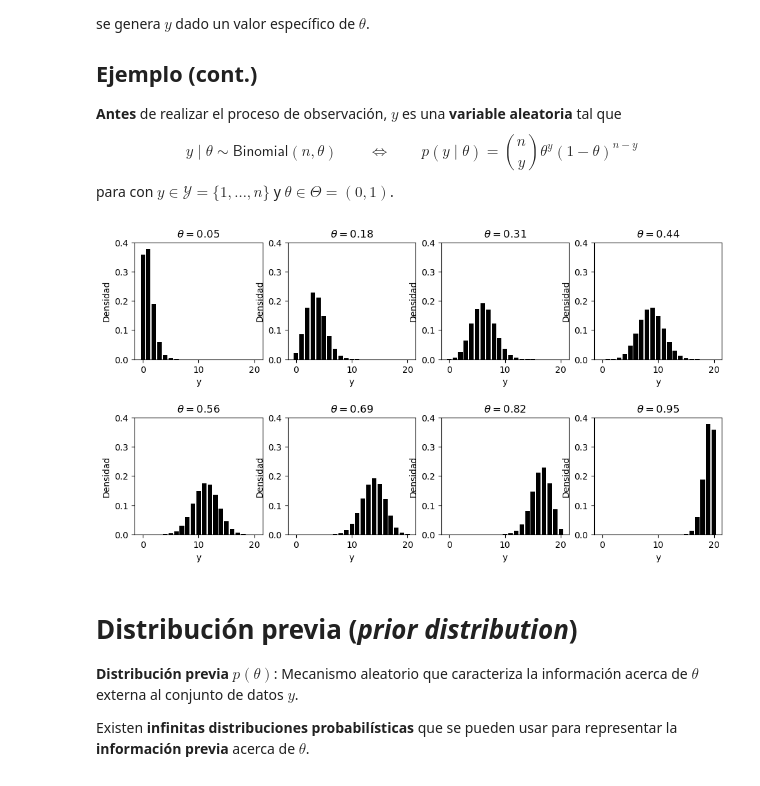
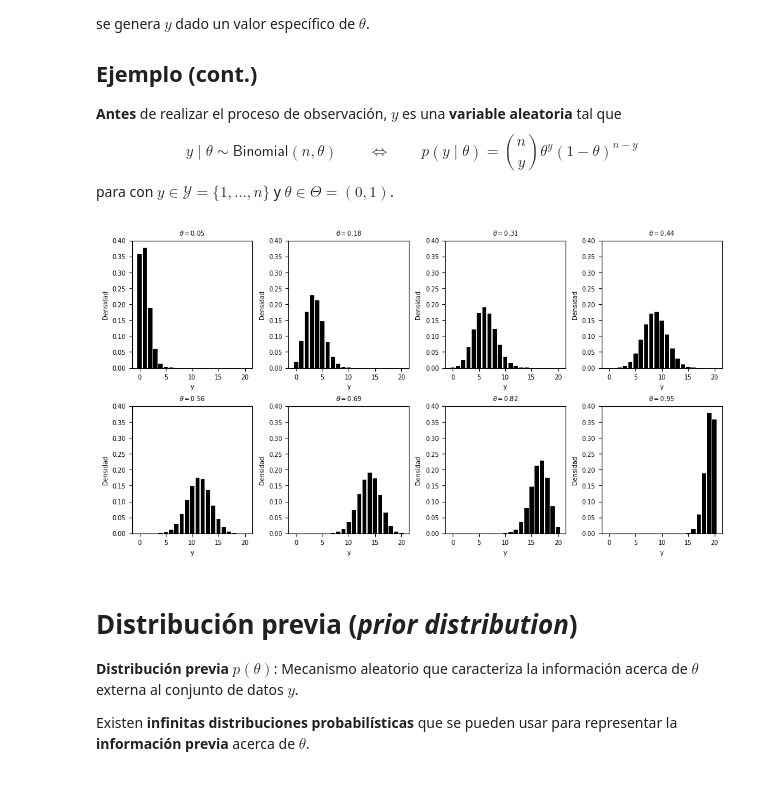
Before and after one commit to jstats1702/estadistica-bayesiana, a Jupyter notebook: 01-introduccion.ipynb, the cells around one changed output. Drawn from its saved outputs; the diff is of its cells as text; code cells hidden in the pictures.

```diff
--- a/01-introduccion.ipynb
+++ b/01-introduccion.ipynb
@@ -42,19 +42,21 @@ para con $y\in\mathcal{Y}=\{1,\ldots,n\}$ y $\theta\in\Theta=(0,1)$.
 # %%
 n = 20
 m = 8
 theta = np.linspace(0.05, 0.95, m)
 
 fig, axs = plt.subplots(2, 4, figsize=(12, 6))
-fig.subplots_adjust(hspace=0.5)
+fig.subplots_adjust(hspace=0.3, wspace=0.3)
 for i, ax in enumerate(axs.flatten()):
     y = binom.pmf(range(n + 1), n, theta[i])
     ax.bar(range(n + 1), y, color='black')
-    ax.set(xlabel='y', ylabel='Densidad', title=r'$\theta = {}$'.format(round(theta[i], 2)))
+    ax.tick_params(axis='both', labelsize=7)
     ax.set_ylim(0, 0.4)
-
+    ax.set_xlabel('y', fontsize=7)
+    ax.set_ylabel('Densidad', fontsize=7)
+    ax.set_title(r'$\theta = {}$'.format(round(theta[i], 2)), fontsize=7)
 plt.show()
 # %% [output]
-[figure, old version]
+[figure, new version]
 # %% [markdown]
 # Distribución previa (*prior distribution*)
 
```
Also changed, not shown: parts of 5 cells of this notebook.
